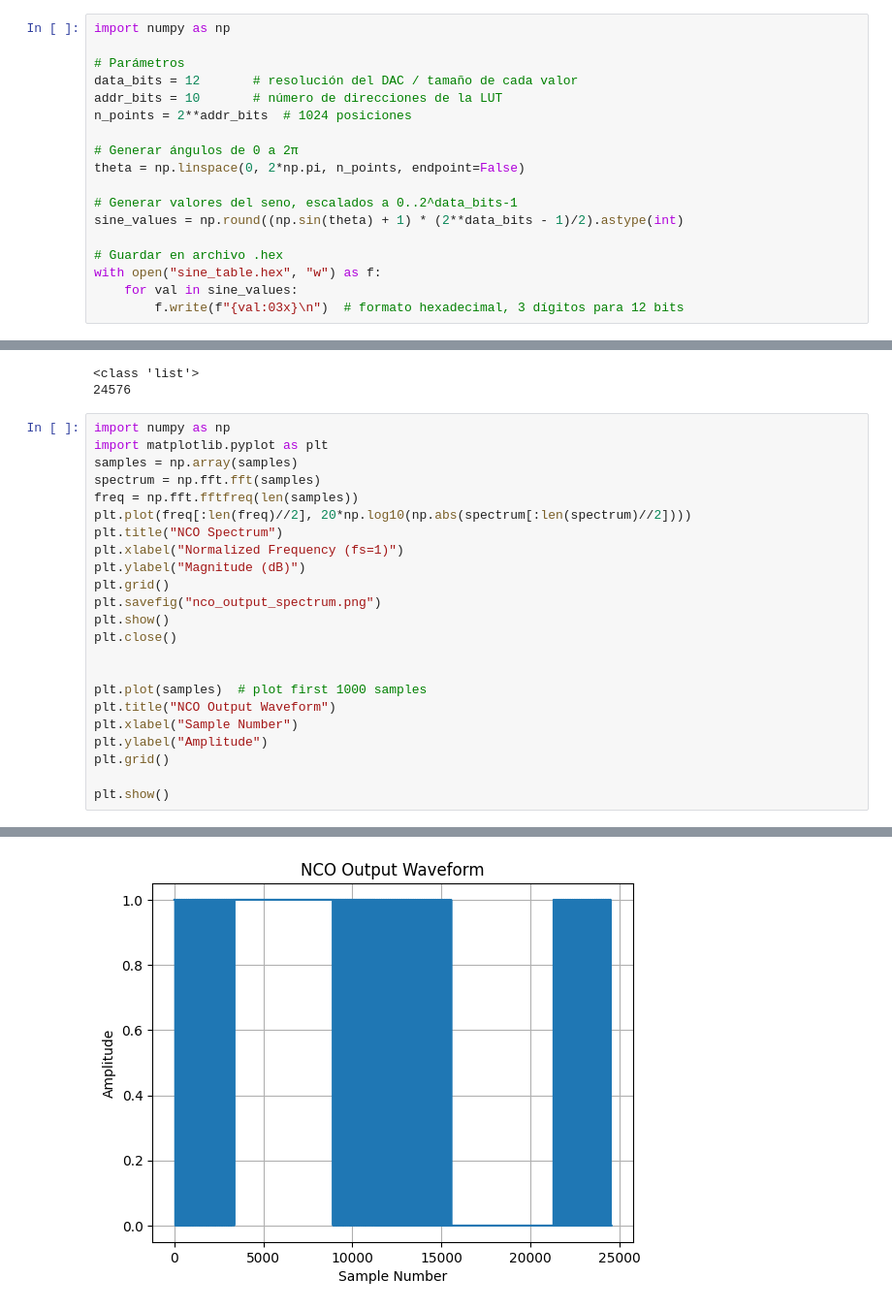
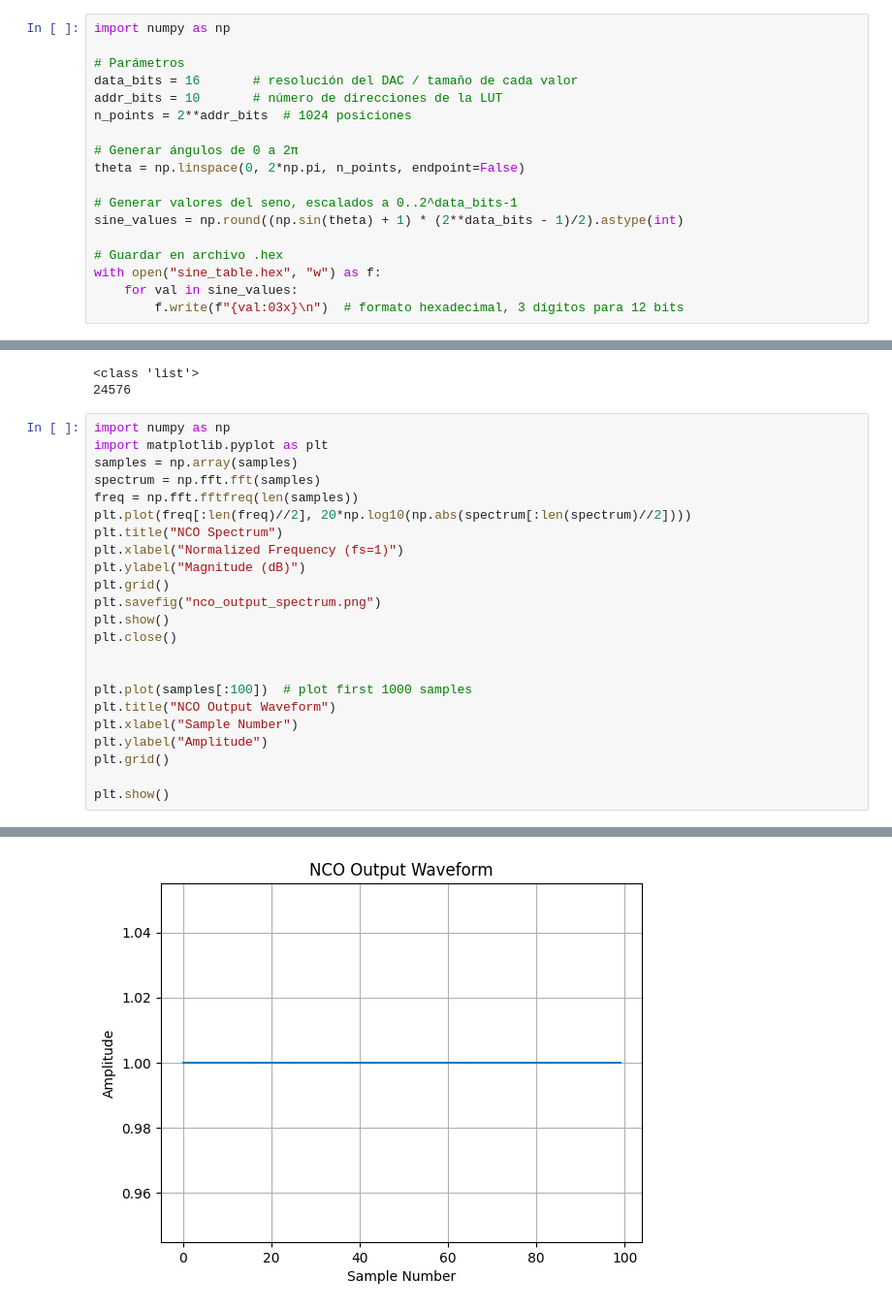
Before and after one commit to Nahueldb/fpga-examples, a Jupyter notebook: PWM/lut.ipynb, the cells around one changed output, grey strips where cells are left out. Shown: that part at 97% size. Cells and saved outputs as stored; diff of their text form.

```diff
--- a/PWM/lut.ipynb
+++ b/PWM/lut.ipynb
@@ -2,7 +2,7 @@
 import numpy as np
 
 # Parámetros
-data_bits = 12       # resolución del DAC / tamaño de cada valor
+data_bits = 16       # resolución del DAC / tamaño de cada valor
 addr_bits = 10       # número de direcciones de la LUT
 n_points = 2**addr_bits  # 1024 posiciones
 
@@ -95,7 +95,7 @@ plt.show()
 plt.close()
 
 
-plt.plot(samples)  # plot first 1000 samples
+plt.plot(samples[:100])  # plot first 1000 samples
 plt.title("NCO Output Waveform")
 plt.xlabel("Sample Number")
 plt.ylabel("Amplitude")
@@ -107,4 +107,4 @@ plt.show()
-[figure, old version]
+[figure, new version]
 # %%
 import numpy as np
 import matplotlib.pyplot as plt
```
Also changed, not shown: parts of 4 cells of this notebook, 15 other files.
